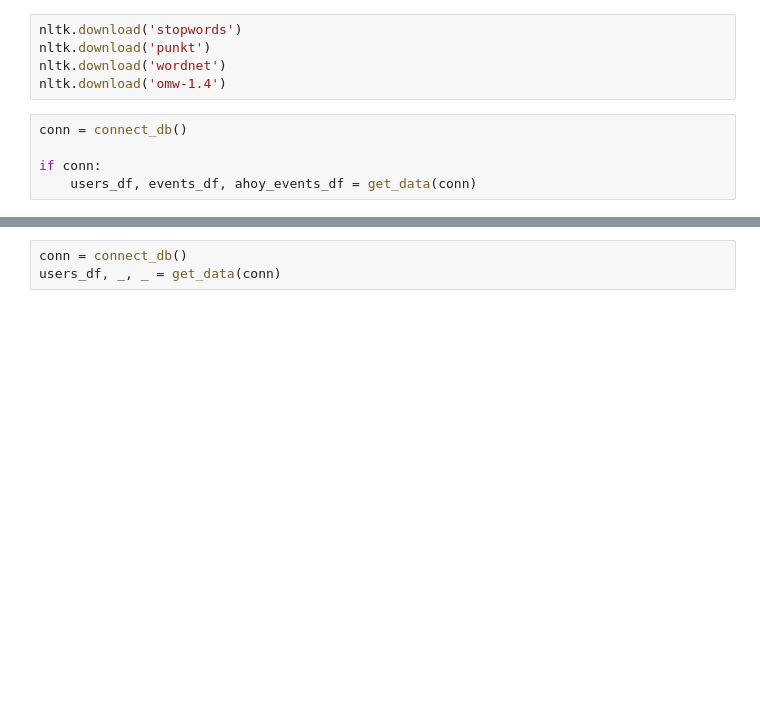
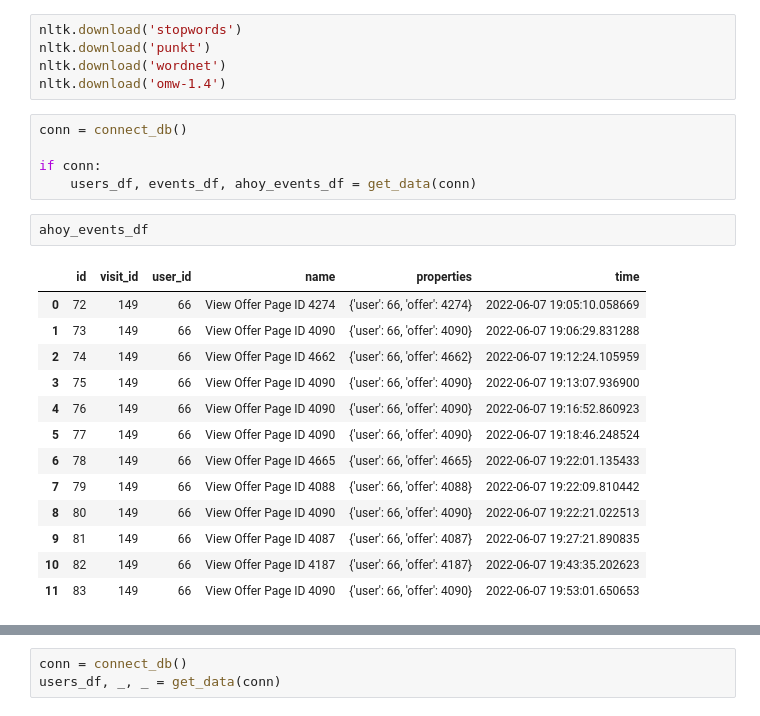
Before and after one commit to doode-1708/SportsExperiencePlatform, a Jupyter notebook: notebooks/da_train_save_predict.ipynb, the cells around one changed output, grey strips where cells are left out. Cells and saved outputs as stored; diff of their text form; blank space fills up the shorter version.

```diff
--- a/notebooks/da_train_save_predict.ipynb
+++ b/notebooks/da_train_save_predict.ipynb
@@ -29,3 +29,19 @@ conn = connect_db()
 
 if conn:
     users_df, events_df, ahoy_events_df = get_data(conn)
+# %%
+ahoy_events_df
+# %% [output]
+|  | id | visit_id | user_id | name | properties | time |
+| 0 | 72 | 149 | 66 | View Offer Page ID 4274 | {'user': 66, 'offer': 4274} | 2022-06-07 19:05:10.058669 |
+| 1 | 73 | 149 | 66 | View Offer Page ID 4090 | {'user': 66, 'offer': 4090} | 2022-06-07 19:06:29.831288 |
+| 2 | 74 | 149 | 66 | View Offer Page ID 4662 | {'user': 66, 'offer': 4662} | 2022-06-07 19:12:24.105959 |
+| 3 | 75 | 149 | 66 | View Offer Page ID 4090 | {'user': 66, 'offer': 4090} | 2022-06-07 19:13:07.936900 |
+| 4 | 76 | 149 | 66 | View Offer Page ID 4090 | {'user': 66, 'offer': 4090} | 2022-06-07 19:16:52.860923 |
+| 5 | 77 | 149 | 66 | View Offer Page ID 4090 | {'user': 66, 'offer': 4090} | 2022-06-07 19:18:46.248524 |
+| 6 | 78 | 149 | 66 | View Offer Page ID 4665 | {'user': 66, 'offer': 4665} | 2022-06-07 19:22:01.135433 |
+| 7 | 79 | 149 | 66 | View Offer Page ID 4088 | {'user': 66, 'offer': 4088} | 2022-06-07 19:22:09.810442 |
+| 8 | 80 | 149 | 66 | View Offer Page ID 4090 | {'user': 66, 'offer': 4090} | 2022-06-07 19:22:21.022513 |
+| 9 | 81 | 149 | 66 | View Offer Page ID 4087 | {'user': 66, 'offer': 4087} | 2022-06-07 19:27:21.890835 |
+| 10 | 82 | 149 | 66 | View Offer Page ID 4187 | {'user': 66, 'offer': 4187} | 2022-06-07 19:43:35.202623 |
+| 11 | 83 | 149 | 66 | View Offer Page ID 4090 | {'user': 66, 'offer': 4090} | 2022-06-07 19:53:01.650653 |
```
Also changed, not shown: parts of 19 cells of this notebook, 1 other file.
